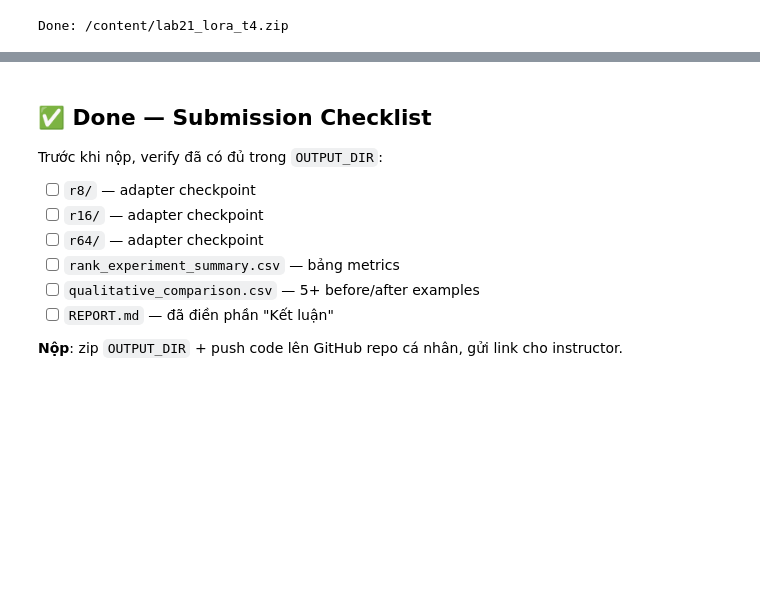
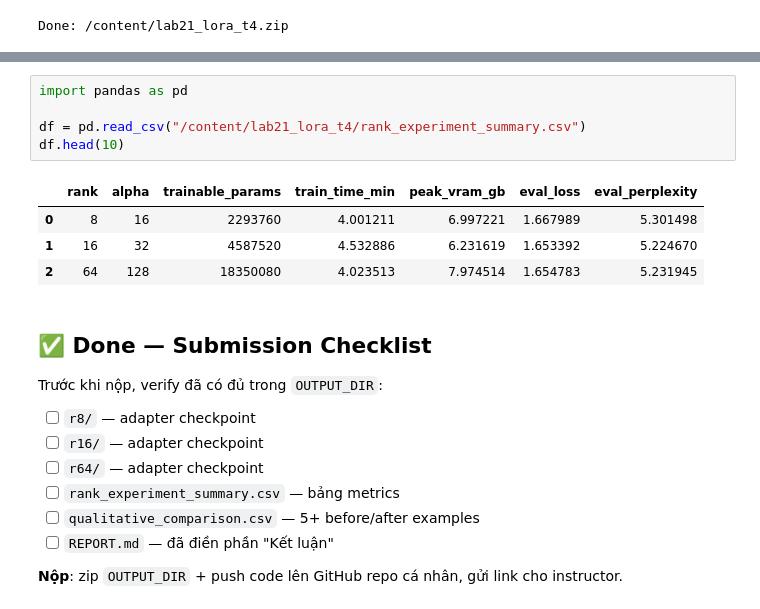
Before and after one commit to Kannee37/2A202600214_NguyenThiThuyTrang_Day21, a Jupyter notebook: notebooks/Lab21_LoRA_Finetuning_T4.ipynb, the cells around one changed output, grey strips where cells are left out. Saved outputs shown, nothing was run; the diff lists cells and outputs as text; blank space fills up the shorter version.

```diff
--- a/notebooks/Lab21_LoRA_Finetuning_T4.ipynb
+++ b/notebooks/Lab21_LoRA_Finetuning_T4.ipynb
@@ -797,6 +802,16 @@ files.download("/content/lab21_lora_t4.zip")
 # %% [output]
 [interactive output not drawn]
 [interactive output not drawn]
+# %%
+import pandas as pd
+
+df = pd.read_csv("/content/lab21_lora_t4/rank_experiment_summary.csv")
+df.head(10)
+# %% [output]
+|  | rank | alpha | trainable_params | train_time_min | peak_vram_gb | eval_loss | eval_perplexity |
+| 0 | 8 | 16 | 2293760 | 4.001211 | 6.997221 | 1.667989 | 5.301498 |
+| 1 | 16 | 32 | 4587520 | 4.532886 | 6.231619 | 1.653392 | 5.224670 |
+| 2 | 64 | 128 | 18350080 | 4.023513 | 7.974514 | 1.654783 | 5.231945 |
 # %% [markdown]
 ## ✅ Done — Submission Checklist
 
```
Also changed, not shown: parts of 14 cells of this notebook.
